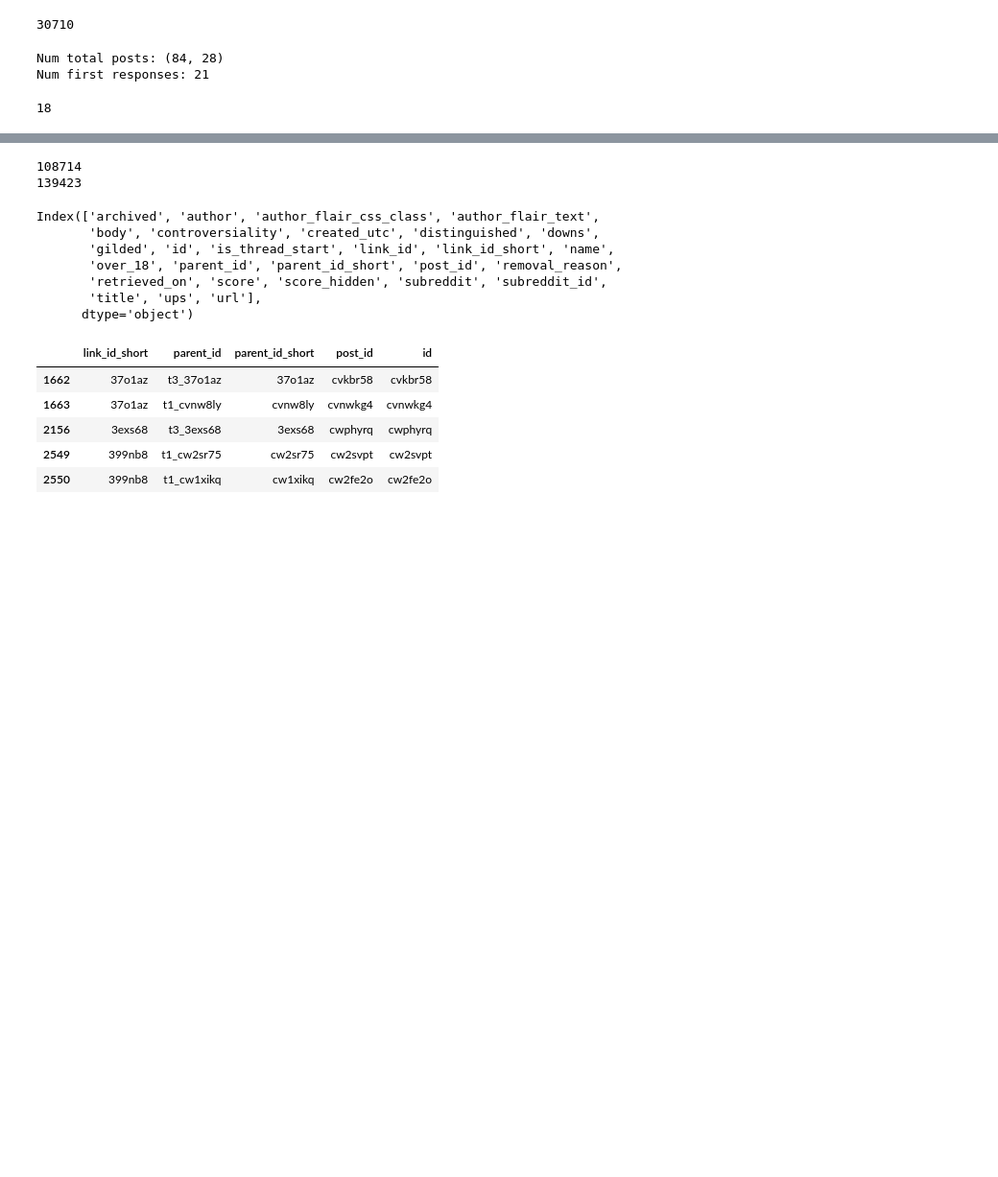
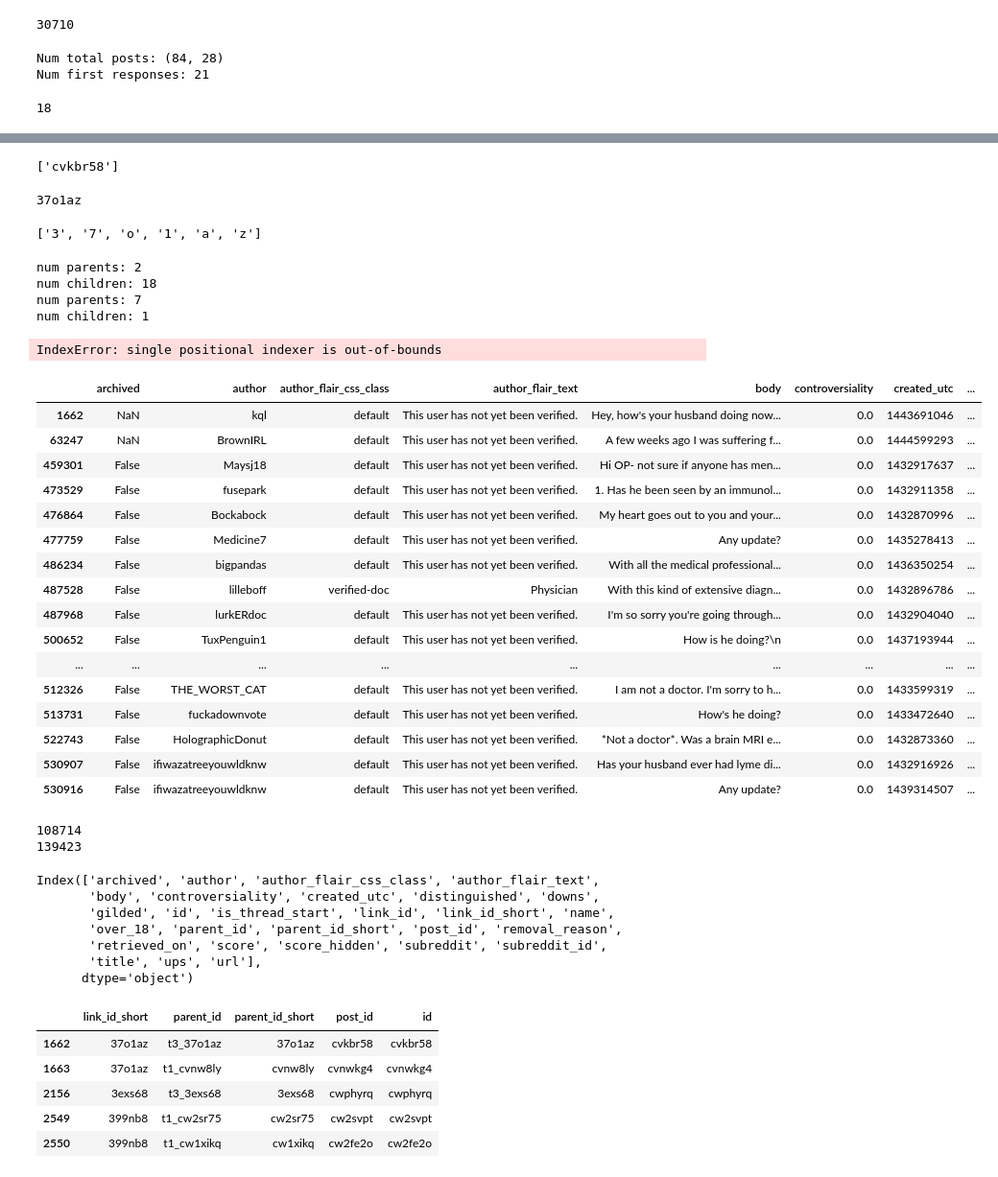
Before and after one commit to aus10powell/Automated-Health-Responses, a Jupyter notebook: notebooks/3_data_etl_functions.ipynb, the cells around one changed output, grey strips where cells are left out. Shown at 96% size. Cells and saved outputs as stored; diff of their text form; code cells hidden in the pictures; blank space fills up the shorter version.

```diff
--- a/notebooks/3_data_etl_functions.ipynb
+++ b/notebooks/3_data_etl_functions.ipynb
@@ -219,0 +219,7 @@ df[df['parent_id'].isnull()].shape
+# %%
+#
+df[(df['parent_id_short'].isin(['37o1az'])) &
+   (df['body'] != '[deleted]') # some entries have been removed for some reason
+  & (df['id'] == 'cvkbr58')]['id'].tolist()
+# %% [output]
+['cvkbr58']
@@ -220,3 +278,48 @@ df[df['parent_id'].isnull()].shape
+# %%
+# test loop list length
+things = '37o1az'#['37o1az','37o1az']
+test_lst = things
+count = 0
+while count < len(test_lst):
+    print(test_lst[count])
+    count += 1
+# %% [output]
+37o1az
+# %%
+test_lst
+# %% [output]
+['3', '7', 'o', '1', 'a', 'z']
+# %%
+pd_data_frame = df_example
+a = QueryResponse(['37o1az','37o1az'])
+list(node_recurse_generator(a))
+# %% [output]
+num parents: 2
+num children: 18
+num parents: 7
+num children: 1
+IndexError: single positional indexer is out-of-bounds
+# %%
+t = QueryResponse(df_example)
+t.children
+# %% [output]
+|  | archived | author | author_flair_css_class | author_flair_text | body | controversiality | created_utc | ... |
+| 1662 | NaN | kql | default | This user has not yet been verified. | Hey, how's your husband doing now... | 0.0 | 1443691046 | ... |
+| 63247 | NaN | BrownIRL | default | This user has not yet been verified. | A few weeks ago I was suffering f... | 0.0 | 1444599293 | ... |
+| 459301 | False | Maysj18 | default | This user has not yet been verified. | Hi OP- not sure if anyone has men... | 0.0 | 1432917637 | ... |
+| 473529 | False | fusepark | default | This user has not yet been verified. | 1. Has he been seen by an immunol... | 0.0 | 1432911358 | ... |
+| 476864 | False | Bockabock | default | This user has not yet been verified. | My heart goes out to you and your... | 0.0 | 1432870996 | ... |
+| 477759 | False | Medicine7 | default | This user has not yet been verified. | Any update? | 0.0 | 1435278413 | ... |
+| 486234 | False | bigpandas | default | This user has not yet been verified. | With all the medical professional... | 0.0 | 1436350254 | ... |
+| 487528 | False | lilleboff | verified-doc | Physician | With this kind of extensive diagn... | 0.0 | 1432896786 | ... |
+| 487968 | False | lurkERdoc | default | This user has not yet been verified. | I'm so sorry you're going through... | 0.0 | 1432904040 | ... |
+| 500652 | False | TuxPenguin1 | default | This user has not yet been verified. | How is he doing?\n | 0.0 | 1437193944 | ... |
+| ... | ... | ... | ... | ... | ... | ... | ... | ... |
+| 512326 | False | THE_WORST_CAT | default | This user has not yet been verified. | I am not a doctor. I'm sorry to h... | 0.0 | 1433599319 | ... |
+| 513731 | False | fuckadownvote | default | This user has not yet been verified. | How's he doing? | 0.0 | 1433472640 | ... |
+| 522743 | False | HolographicDonut | default | This user has not yet been verified. | *Not a doctor*. Was a brain MRI e... | 0.0 | 1432873360 | ... |
+| 530907 | False | ifiwazatreeyouwldknw | default | This user has not yet been verified. | Has your husband ever had lyme di... | 0.0 | 1432916926 | ... |
+| 530916 | False | ifiwazatreeyouwldknw | default | This user has not yet been verified. | Any update? | 0.0 | 1439314507 | ... |
 # %%
 print(len(df.post_id.unique()))
 print(len(df.id.unique()))
```
Also changed, not shown: parts of 5 cells of this notebook, 2 other files.
